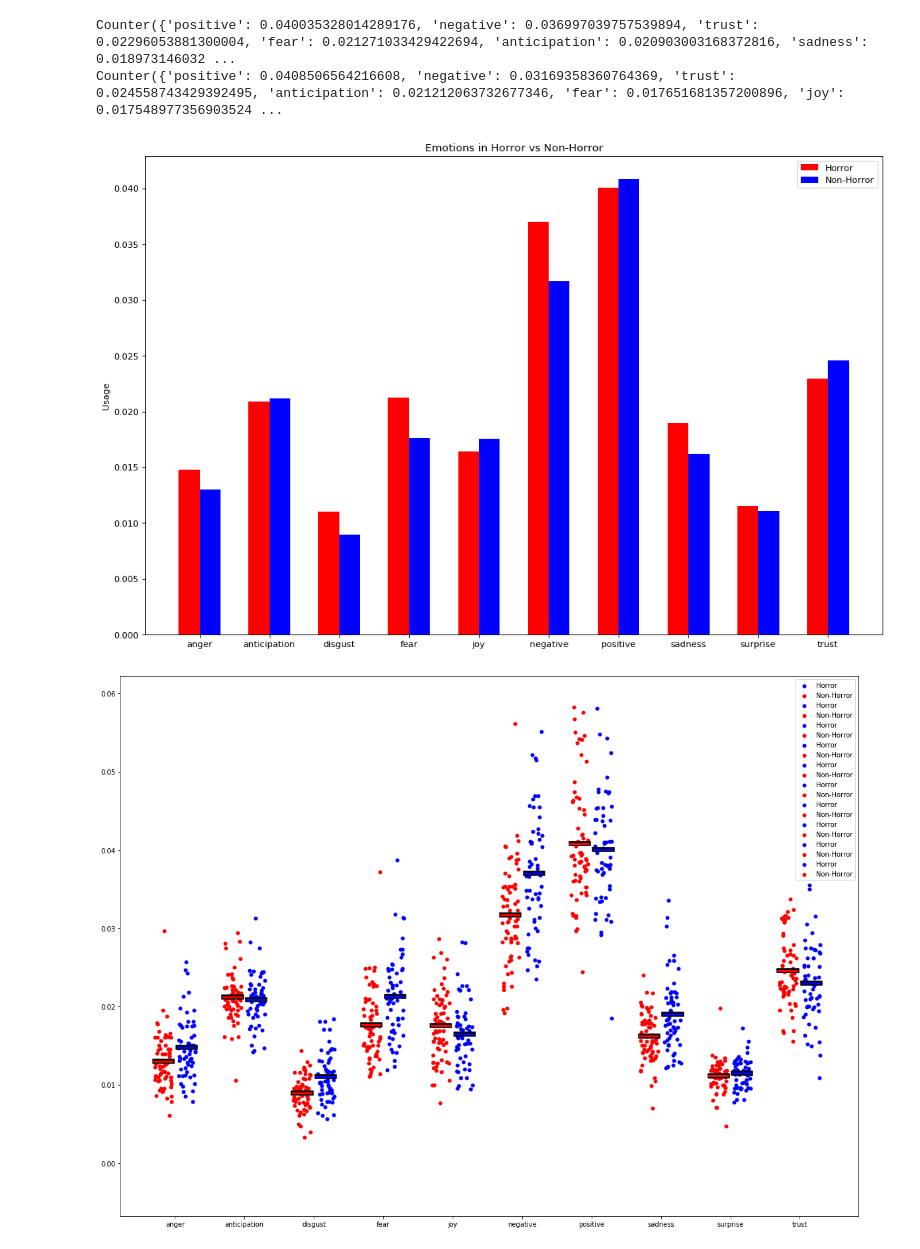
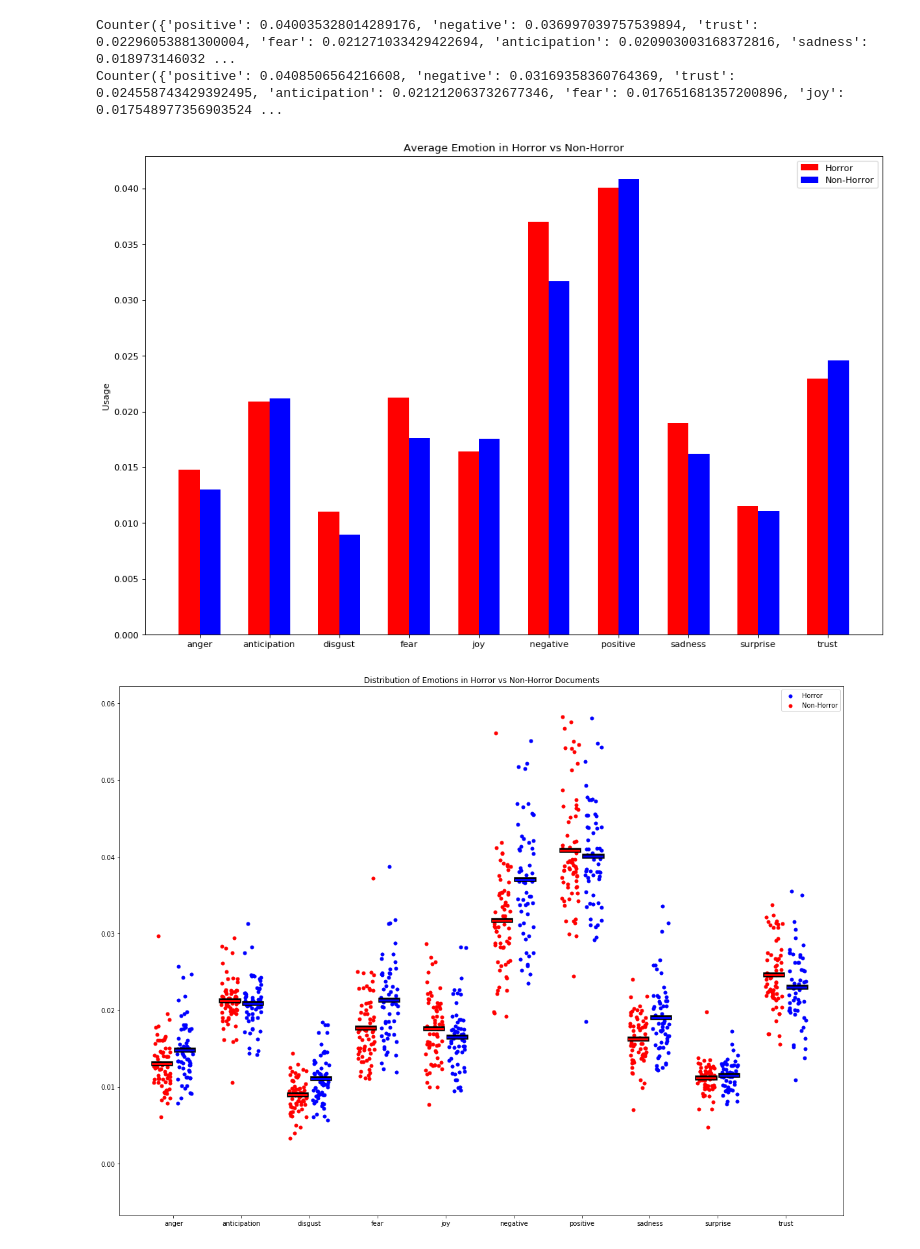
Before and after one commit to Strafos/INFO4430-mini-project, a Jupyter notebook: miniproj.ipynb, the cells around one changed output. Saved outputs shown, nothing was run; the diff lists cells and outputs as text; code cells hidden in the pictures.

Commit message:
Add titles

```diff
--- a/miniproj.ipynb
+++ b/miniproj.ipynb
@@ -168,13 +168,13 @@ plt.bar(y_pos - .15, ratios, align='center', width=.3, color='r', label="Horror"
 plt.bar(y_pos + .15, non_horror_ratio_vals, width=.3, color='b', align='center', label="Non-Horror")
 plt.xticks(y_pos, emotions)
 plt.ylabel('Usage')
-plt.title('Emotions in Horror vs Non-Horror')
+plt.title('Average Emotion in Horror vs Non-Horror')
 
 plt.legend()
 
 plt.show()
 # %% [output]
-[figure, old version]
+[figure, new version]
 # %%
 import numpy as np
 
@@ -191,34 +191,43 @@ labels = [k for k, v in horror_ratios.items()]
 width=0.25
 fig, ax = plt.subplots()
 for i, label in enumerate(labels):
     y = np.array([e[label] for e in horror_scores])
     x = np.ones(len(y))*i + .17 + (np.random.rand(len(y))*width-width/2.)
     mean = y.mean()
 
-    ax.scatter(x, y, color="blue", s=25, label="Horror")
+    if i == 0:
+        ax.scatter(x, y, color="blue", s=25, label="Horror")
+    else:
+        ax.scatter(x, y, color="blue", s=25)
+
     ax.plot([i-width/2. + .17, i+width/2. + .17],[mean,mean], color="k", linewidth=7.5)
     ax.plot([i-width/1.8 + .17, i+width/2. + .17],[mean,mean], color="b", linewidth=3)
 
 
     y = np.array([e[label] for e in non_horror_scores])
     x = np.ones(len(y))*i - .17 + (np.random.rand(len(y))*width-width/2.)
 
     mean = y.mean()
 
-    ax.scatter(x, y, color="red", s=25, label="Non-Horror")
+    if i == 0:
+        ax.scatter(x, y, color="red", s=25, label="Non-Horror")
+
+    else:
+        ax.scatter(x, y, color="red", s=25)
+
     ax.plot([i-width/2. - .17, i+width/2. - .17],[mean,mean], color="k", linewidth=7.5)
     ax.plot([i-width/1.8 - .17, i+width/2. - .17],[mean,mean], color="red", linewidth=3)
 
 
+plt.title('Distribution of Emotions in Horror vs Non-Horror Documents')
 
 ax.set_xticks(range(len(labels)))
 ax.set_xticklabels(labels)
 
 ax.legend()
 
 fig.set_size_inches(20,15)
-# fig.(num=None, figsize=(20, 20), dpi=30, facecolor='w', edgecolor='k')
 
 plt.show()
 # %% [output]
-[figure, old version]
+[figure, new version]
```
